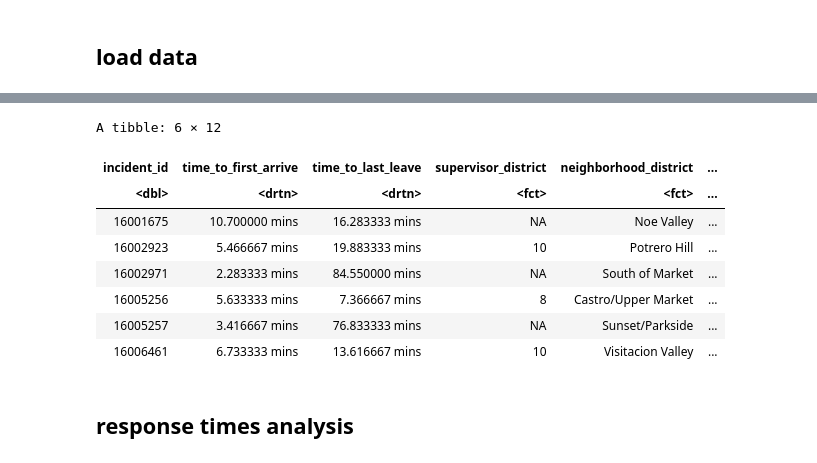
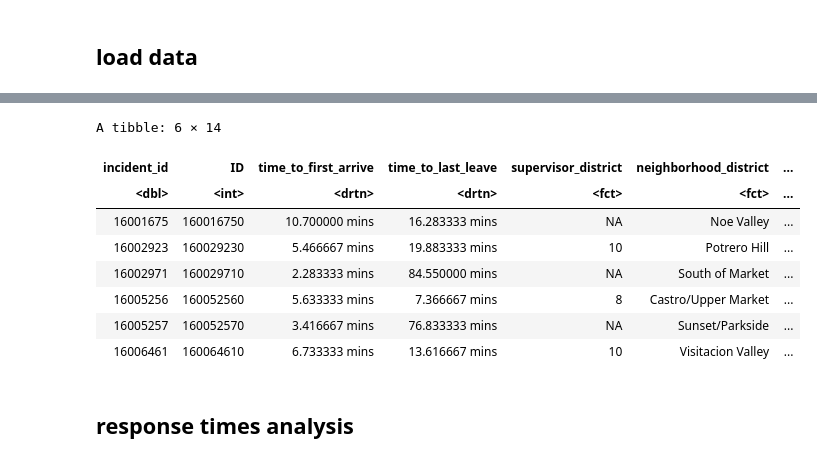
Before and after one commit to mjgood4/firstrespondersites, a Jupyter notebook: research/eda/manderson334/notebooks/Basic Data Analysis.ipynb, the cells around one changed output, grey strips where cells are left out. Saved outputs shown, nothing was run; the diff lists cells and outputs as text; code cells hidden in the pictures.

```diff
--- a/research/eda/manderson334/notebooks/Basic Data Analysis.ipynb
+++ b/research/eda/manderson334/notebooks/Basic Data Analysis.ipynb
@@ -62,3 +66,8 @@ A tibble: 6 × 64
 | 8028314 | 0 | 080283140 | 633 Hayes St. | 2008-04-01 | 080920268 | 2008-04-01 19:03:52 | 2008-04-01 19:08:39 | ... |
 | 8028319 | 0 | 080283190 | 27th Av. / Cabrillo St. | 2008-04-01 | 080920273 | 2008-04-01 19:16:12 | 2008-04-01 19:23:48 | ... |
 | 8028337 | 0 | 080283370 | 165 Belgrave Av. | 2008-04-01 | 080920294 | 2008-04-01 20:25:00 | 2008-04-01 20:31:41 | ... |
+# %%
+incident_nearest <- read_csv("/data//incident_nearest_distances.csv") %>%
+    select(-`...1`)
+
+head(incident_nearest)
@@ -65,47 +96,51 @@ A tibble: 6 × 64
 # %%
-
 incident_data.clean <- incident_data %>%
   filter(`Incident Date` > lubridate::as_date("2016-01-01")) %>%
   mutate(
     time_to_first_arrive = difftime(`Arrival DtTm`, `Alarm DtTm`, units="min"),
     time_to_last_leave = difftime(`Close DtTm`, `Alarm DtTm`, units="min"),
     supervisor_district = as.factor(`Supervisor District`),
     primary_situation = as.factor(`Primary Situation`),
     neighborhood_district = as.factor(neighborhood_district),
   ) %>%
   select(incident_id = `Incident Number`,
+         ID,
          time_to_first_arrive,
          time_to_last_leave,
          supervisor_district,
          neighborhood_district,
          primary_situation,
          est_property_loss = `Estimated Property Loss`,
          civilian_injuries = `Civilian Injuries`,
          civilian_deaths = `Civilian Fatalities`,
          point) %>%
   filter(!is.na(time_to_first_arrive)) %>%
   mutate(
       time_to_first_arrive_ntile = quantcut(as.numeric(time_to_first_arrive), q=20)
-  )
+  ) %>%
+  mutate(ID = as.integer(ID)) %>%
+  inner_join(incident_nearest %>%
+    mutate(ID = as.integer(ID)) %>%
+    select(ID, nearest_station), by="ID")
 
 lat_lon <- str_extract_all(incident_data.clean$point, "[-0-9.]+", simplify=T)
 
 incident_data.clean[["lat"]] <- as.numeric(lat_lon[, 2])
 incident_data.clean[["lon"]] <- as.numeric(lat_lon[, 1])
 
 incident_data.clean <- incident_data.clean %>% select(-point)
 
 incident_data.clean %>% head()
 # %% [output]
-A tibble: 6 × 12
+A tibble: 6 × 14
-| incident_id | time_to_first_arrive | time_to_last_leave | supervisor_district | neighborhood_district | ... |
-| <dbl> | <drtn> | <drtn> | <fct> | <fct> | ... |
-| 16001675 | 10.700000 mins | 16.283333 mins | NA | Noe Valley | ... |
-| 16002923 | 5.466667 mins | 19.883333 mins | 10 | Potrero Hill | ... |
-| 16002971 | 2.283333 mins | 84.550000 mins | NA | South of Market | ... |
-| 16005256 | 5.633333 mins | 7.366667 mins | 8 | Castro/Upper Market | ... |
-| 16005257 | 3.416667 mins | 76.833333 mins | NA | Sunset/Parkside | ... |
-| 16006461 | 6.733333 mins | 13.616667 mins | 10 | Visitacion Valley | ... |
+| incident_id | ID | time_to_first_arrive | time_to_last_leave | supervisor_district | neighborhood_district | ... |
+| <dbl> | <int> | <drtn> | <drtn> | <fct> | <fct> | ... |
+| 16001675 | 160016750 | 10.700000 mins | 16.283333 mins | NA | Noe Valley | ... |
+| 16002923 | 160029230 | 5.466667 mins | 19.883333 mins | 10 | Potrero Hill | ... |
+| 16002971 | 160029710 | 2.283333 mins | 84.550000 mins | NA | South of Market | ... |
+| 16005256 | 160052560 | 5.633333 mins | 7.366667 mins | 8 | Castro/Upper Market | ... |
+| 16005257 | 160052570 | 3.416667 mins | 76.833333 mins | NA | Sunset/Parkside | ... |
+| 16006461 | 160064610 | 6.733333 mins | 13.616667 mins | 10 | Visitacion Valley | ... |
 # %% [markdown]
 ## response times analysis
 # %%
```
Also changed, not shown: parts of 12 cells of this notebook, 3 other files.
